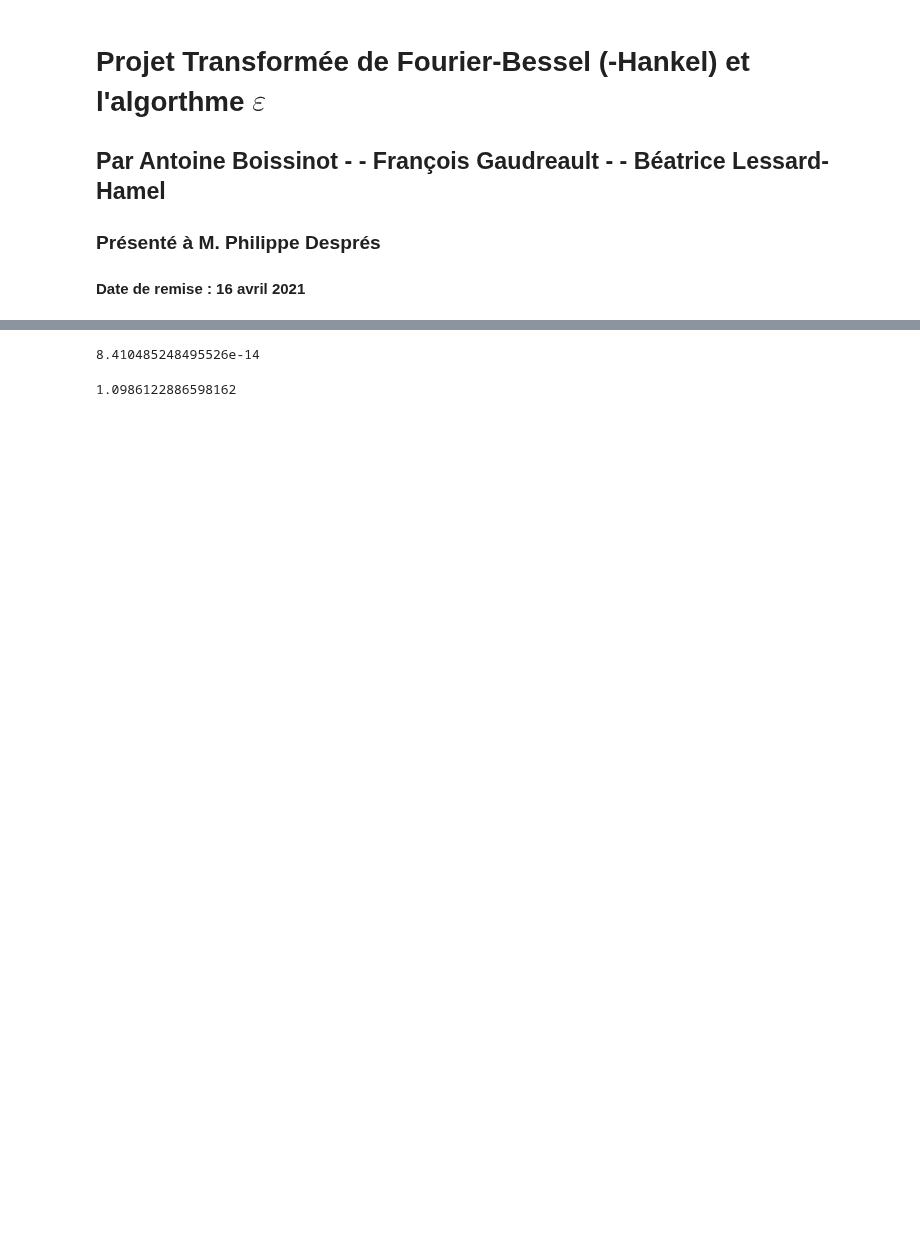
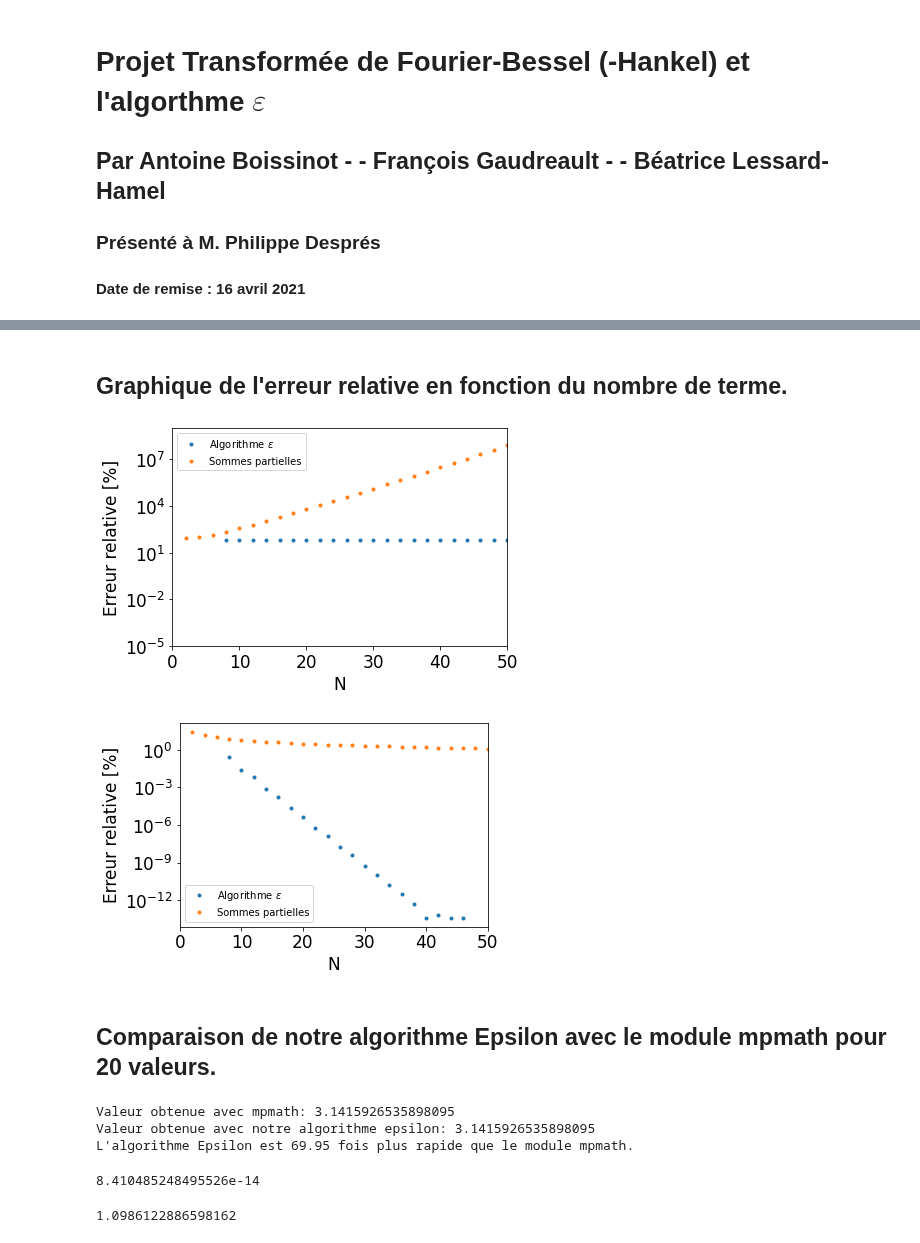
Before and after one commit to essheh/PHYZ_NUM, a Jupyter notebook: Projet/Projet.ipynb, the cells around one changed output, grey strips where cells are left out. Drawn from its saved outputs; the diff is of its cells as text; code cells hidden in the pictures; blank space fills up the shorter version.

```diff
--- a/Projet/Projet.ipynb
+++ b/Projet/Projet.ipynb
@@ -16,5 +30,4 @@ import matplotlib.pyplot as plt
 # %%
-n = 100
-
+n = 5000
 terms_leibniz, part_sum_leibniz, err_pi = leibniz(n)
 # %%
@@ -74,3 +194,45 @@ def epsilon(partial,n):
+# %% [markdown]
+## Graphique de l'erreur relative en fonction du nombre de terme.
+# %%
+plt.plot(N,ln2[3][1],'.', label = 'Algorithme $\epsilon$')
+plt.plot(N,ln2[2][1],'.',label = 'Sommes partielles')
+plt.legend()
+plt.ylim(10e-6,10e8)
+plt.xlim(0,50)
+plt.ylabel('Erreur relative [%]')
+plt.xlabel('N')
+plt.yscale("log")
+plt.show()
+
+plt.plot(N,Leb2[3][1],'.', label = 'Algorithme $\epsilon$')
+plt.plot(N,Leb2[2][1],'.',label = 'Sommes partielles')
+plt.ylabel('Erreur relative [%]')
+plt.xlabel('N')
+plt.yscale("log")
+plt.xlim(0,50)
+plt.tight_layout()
+plt.legend()
+plt.show()
+# %% [output]
+[figure, added]
+[figure, added]
+# %% [markdown]
+## Comparaison de notre algorithme Epsilon avec le module mpmath pour 20 valeurs.
+# %%
+K = 20
+S = [4*sum(mpf(-1)**n/(2*n+1) for n in range(m)) for m in range(1,K)]
+T = shanks(S)
+test = compute(3, K, leibniz)
+print("Valeur obtenue avec mpmath: {:}".format(float(T[-1][-1])))
+print("Valeur obtenue avec notre algorithme epsilon: {:}".format(test[3][0][-1]))
+
+t1 = timeit.timeit('[epsilon(T[1])]', number=1,globals=globals())
+t2 = timeit.timeit('[shanks(S)]', number=1,globals=globals())
+print("L'algorithme Epsilon est {:.2f} fois plus rapide que le module mpmath.".format(t2/t1))
+# %% [output]
+Valeur obtenue avec mpmath: 3.1415926535898095
+Valeur obtenue avec notre algorithme epsilon: 3.1415926535898095
+L'algorithme Epsilon est 69.95 fois plus rapide que le module mpmath.
 # %%
 def simpson(func, a, b, N):
     """
```
Also changed, not shown: parts of 17 cells of this notebook, 4 other files.
